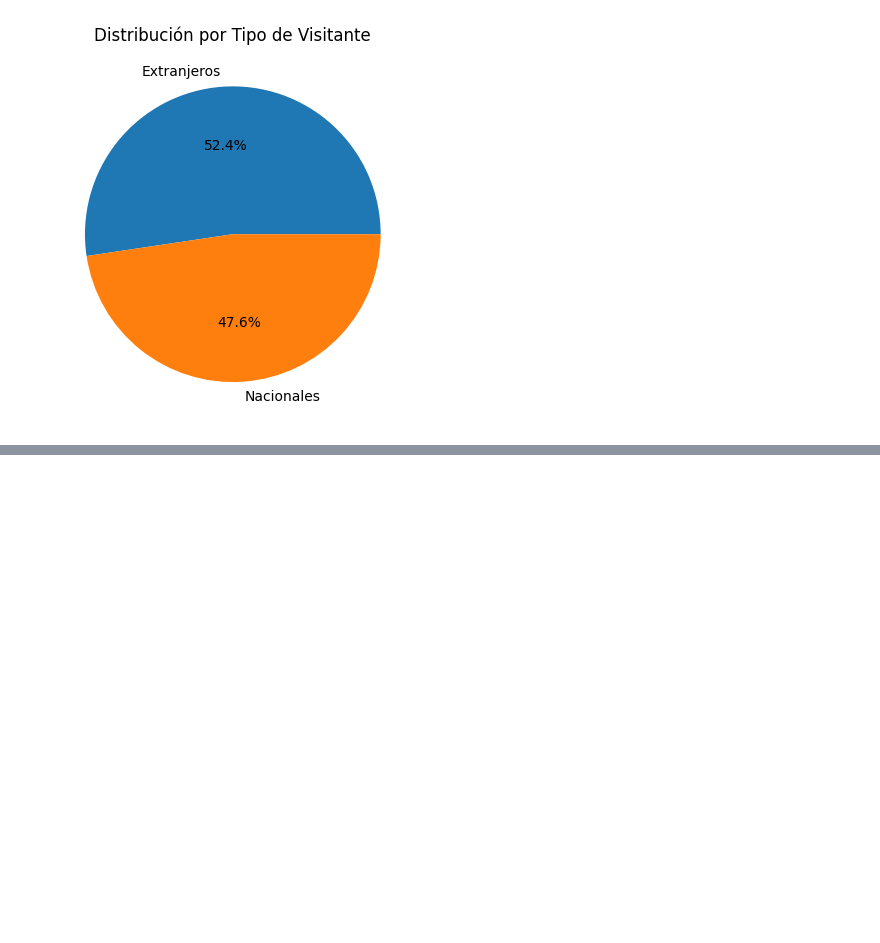
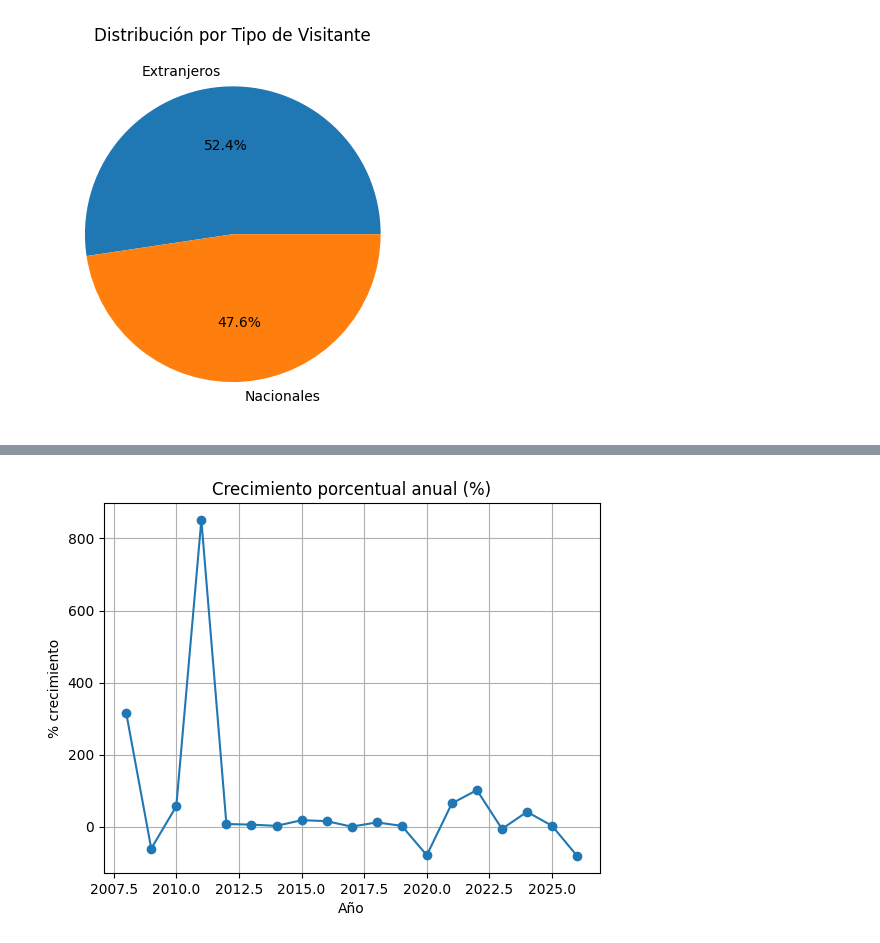
Before and after one commit to Taniice/Analisis-Visitantes-a-Sitios-Arqueologicos, a Jupyter notebook: Analisis_Visitas_a_Sitios_Arqueologicos.ipynb, the cells around one changed output, grey strips where cells are left out. Drawn from its saved outputs; the diff is of its cells as text; code cells hidden in the pictures; blank space fills up the shorter version.

```diff
--- a/Analisis_Visitas_a_Sitios_Arqueologicos.ipynb
+++ b/Analisis_Visitas_a_Sitios_Arqueologicos.ipynb
@@ -112,0 +126,14 @@ plt.show()
+# %%
+# 11. ANÁLISIS: CRECIMIENTO ANUAL
+
+crecimiento = visitas_anio.pct_change() * 100
+
+plt.figure()
+crecimiento.plot(marker='o')
+plt.title("Crecimiento porcentual anual (%)")
+plt.xlabel("Año")
+plt.ylabel("% crecimiento")
+plt.grid()
+plt.show()
+# %% [output]
+[figure, added]
```
Also changed, not shown: parts of 1 cell of this notebook.
